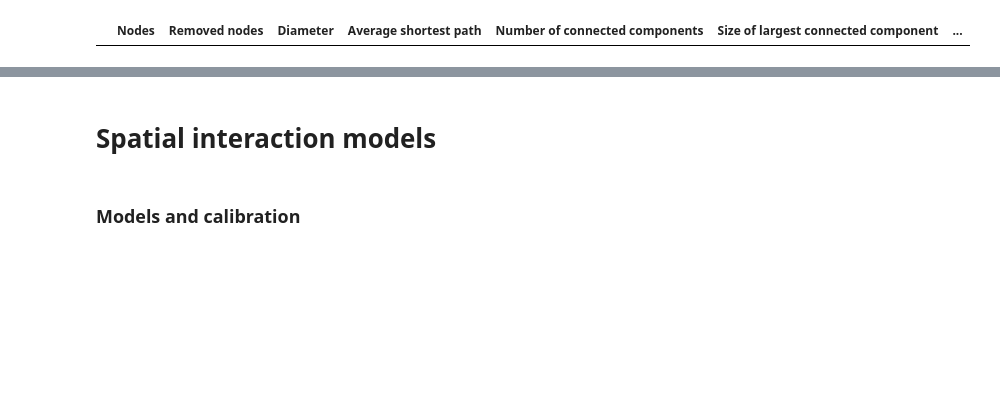
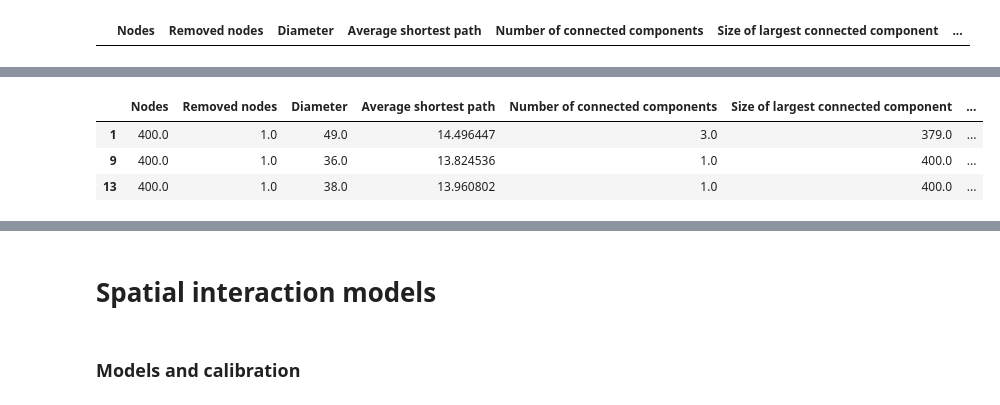
Before and after one commit to rpoandres/US_Assessment, a Jupyter notebook: US_Assessment.ipynb, the cells around one changed output, grey strips where cells are left out. Drawn from its saved outputs; the diff is of its cells as text; code cells hidden in the pictures; blank space fills up the shorter version.

```diff
--- a/US_Assessment.ipynb
+++ b/US_Assessment.ipynb
@@ -1451,6 +1468,13 @@ w_results_rerun_df
 | 13 | 400.0 | 1.0 | 38.0 | 13.960802 | 1.0 | 400.0 | ... |
 | 14 | 399.0 | 2.0 | 38.0 | 14.397199 | 1.0 | 399.0 | ... |
 | 15 | 398.0 | 3.0 | 38.0 | 14.425072 | 1.0 | 398.0 | ... |
+# %%
+w_results_rerun_df[w_results_rerun_df['Removed nodes'] ==1]
+# %% [output]
+|  | Nodes | Removed nodes | Diameter | Average shortest path | Number of connected components | Size of largest connected component | ... |
+| 1 | 400.0 | 1.0 | 49.0 | 14.496447 | 3.0 | 379.0 | ... |
+| 9 | 400.0 | 1.0 | 36.0 | 13.824536 | 1.0 | 400.0 | ... |
+| 13 | 400.0 | 1.0 | 38.0 | 13.960802 | 1.0 | 400.0 | ... |
 # %%
 # Subsetting the df for plotting
 w_results_rerun_df = w_results_rerun_df[(w_results_rerun_df['Centrality measure']=='Degree') | (w_results_rerun_df['Centrality measure']=='Betweenness') | (w_results_rerun_df['Centrality measure']=='Eigenvector')]
```
Also changed, not shown: parts of 10 cells of this notebook.
